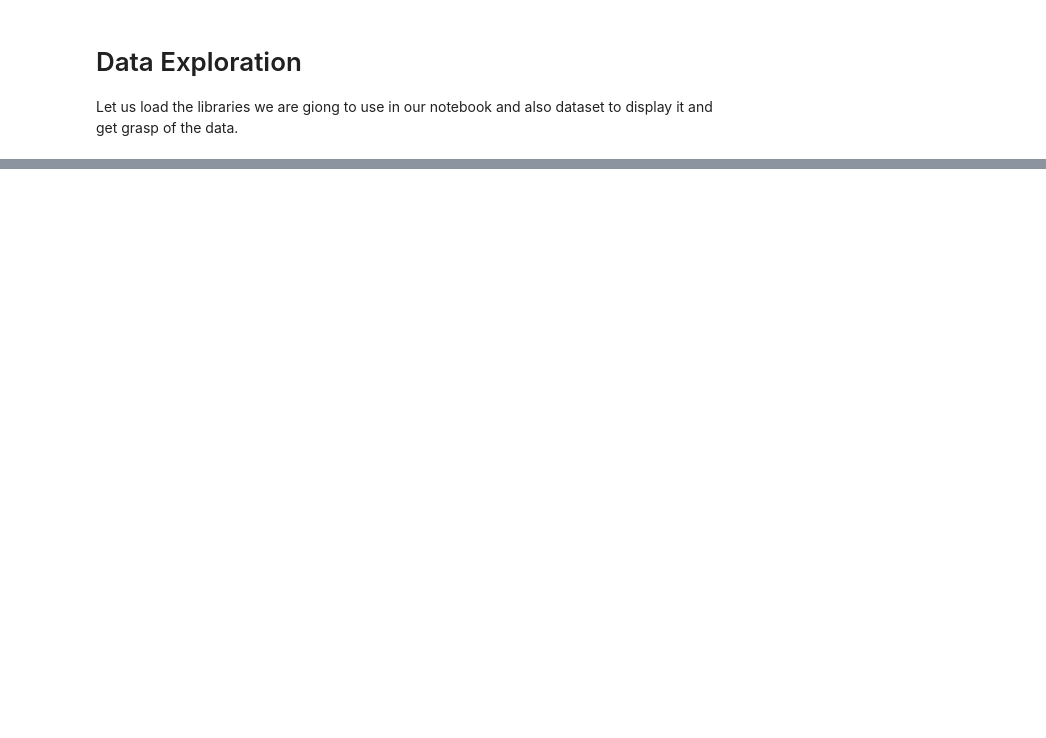
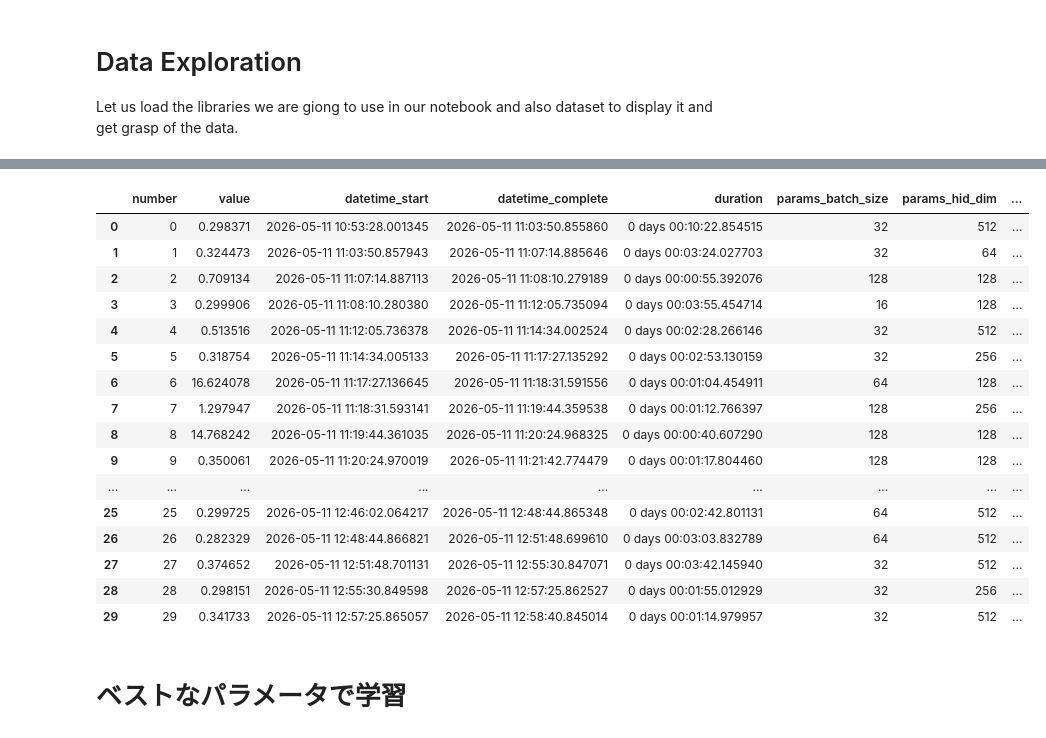
Before and after one commit to ladybug-tentoumushi/Fashion_MNIST, a Jupyter notebook: fashion_mnist.ipynb, the cells around one changed output, grey strips where cells are left out. Saved outputs shown, nothing was run; the diff lists cells and outputs as text; code cells hidden in the pictures; blank space fills up the shorter version.

```diff
--- a/fashion_mnist.ipynb
+++ b/fashion_mnist.ipynb
@@ -127,0 +420,21 @@ optimizer = optim.SGD(mlp.parameters(), lr=lr)
+# %%
+df = study.trials_dataframe()
+display(df)
+# %% [output]
+|  | number | value | datetime_start | datetime_complete | duration | params_batch_size | params_hid_dim | ... |
+| 0 | 0 | 0.298371 | 2026-05-11 10:53:28.001345 | 2026-05-11 11:03:50.855860 | 0 days 00:10:22.854515 | 32 | 512 | ... |
+| 1 | 1 | 0.324473 | 2026-05-11 11:03:50.857943 | 2026-05-11 11:07:14.885646 | 0 days 00:03:24.027703 | 32 | 64 | ... |
+| 2 | 2 | 0.709134 | 2026-05-11 11:07:14.887113 | 2026-05-11 11:08:10.279189 | 0 days 00:00:55.392076 | 128 | 128 | ... |
+| 3 | 3 | 0.299906 | 2026-05-11 11:08:10.280380 | 2026-05-11 11:12:05.735094 | 0 days 00:03:55.454714 | 16 | 128 | ... |
+| 4 | 4 | 0.513516 | 2026-05-11 11:12:05.736378 | 2026-05-11 11:14:34.002524 | 0 days 00:02:28.266146 | 32 | 512 | ... |
+| 5 | 5 | 0.318754 | 2026-05-11 11:14:34.005133 | 2026-05-11 11:17:27.135292 | 0 days 00:02:53.130159 | 32 | 256 | ... |
+| 6 | 6 | 16.624078 | 2026-05-11 11:17:27.136645 | 2026-05-11 11:18:31.591556 | 0 days 00:01:04.454911 | 64 | 128 | ... |
+| 7 | 7 | 1.297947 | 2026-05-11 11:18:31.593141 | 2026-05-11 11:19:44.359538 | 0 days 00:01:12.766397 | 128 | 256 | ... |
+| 8 | 8 | 14.768242 | 2026-05-11 11:19:44.361035 | 2026-05-11 11:20:24.968325 | 0 days 00:00:40.607290 | 128 | 128 | ... |
+| 9 | 9 | 0.350061 | 2026-05-11 11:20:24.970019 | 2026-05-11 11:21:42.774479 | 0 days 00:01:17.804460 | 128 | 128 | ... |
+| ... | ... | ... | ... | ... | ... | ... | ... | ... |
+| 25 | 25 | 0.299725 | 2026-05-11 12:46:02.064217 | 2026-05-11 12:48:44.865348 | 0 days 00:02:42.801131 | 64 | 512 | ... |
+| 26 | 26 | 0.282329 | 2026-05-11 12:48:44.866821 | 2026-05-11 12:51:48.699610 | 0 days 00:03:03.832789 | 64 | 512 | ... |
+| 27 | 27 | 0.374652 | 2026-05-11 12:51:48.701131 | 2026-05-11 12:55:30.847071 | 0 days 00:03:42.145940 | 32 | 512 | ... |
+| 28 | 28 | 0.298151 | 2026-05-11 12:55:30.849598 | 2026-05-11 12:57:25.862527 | 0 days 00:01:55.012929 | 32 | 256 | ... |
+| 29 | 29 | 0.341733 | 2026-05-11 12:57:25.865057 | 2026-05-11 12:58:40.845014 | 0 days 00:01:14.979957 | 32 | 512 | ... |
@@ -127,0 +443,2 @@ optimizer = optim.SGD(mlp.parameters(), lr=lr)
+# %% [markdown]
+# ベストなパラメータで学習
```
Also changed, not shown: parts of 21 cells of this notebook.
